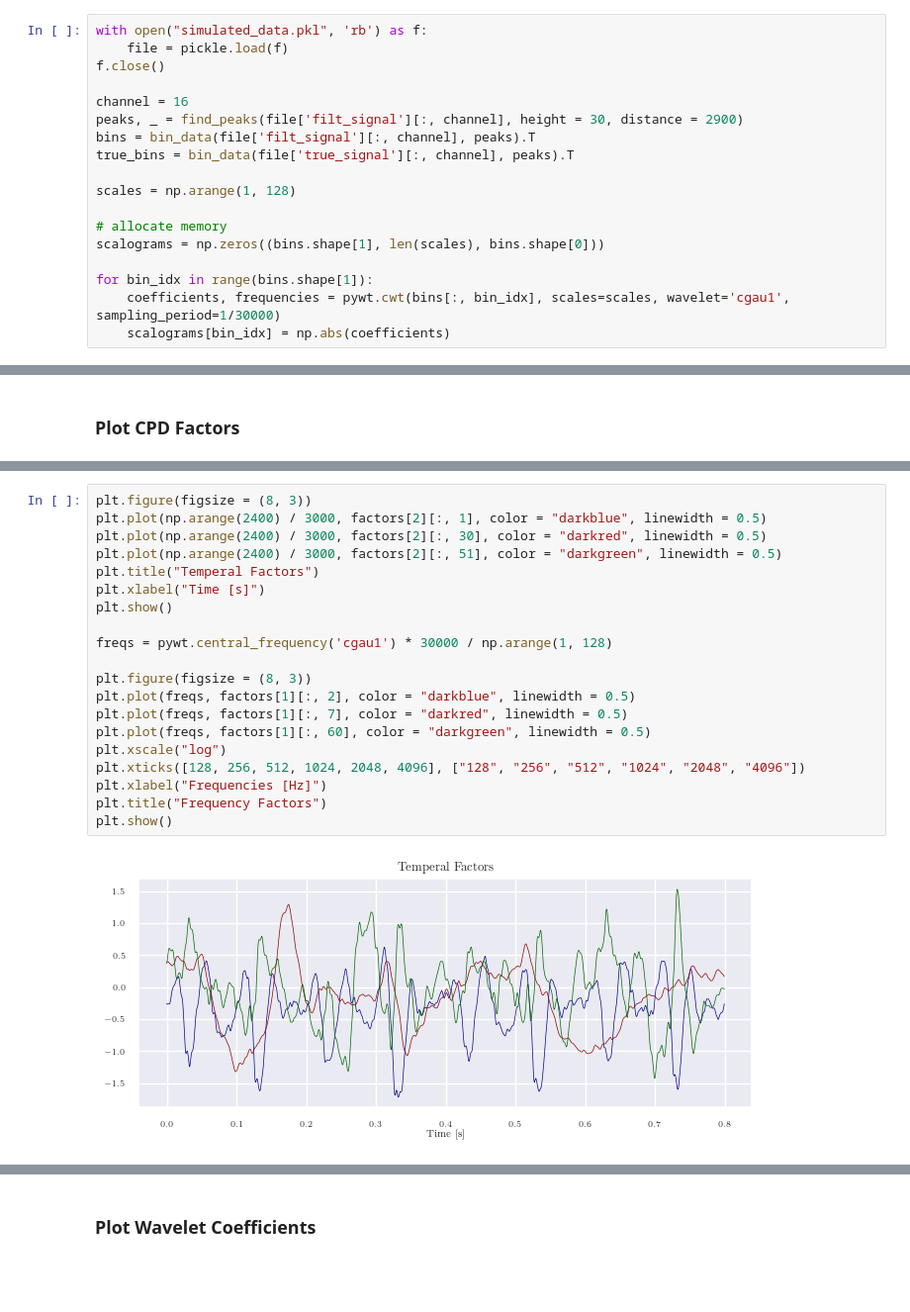
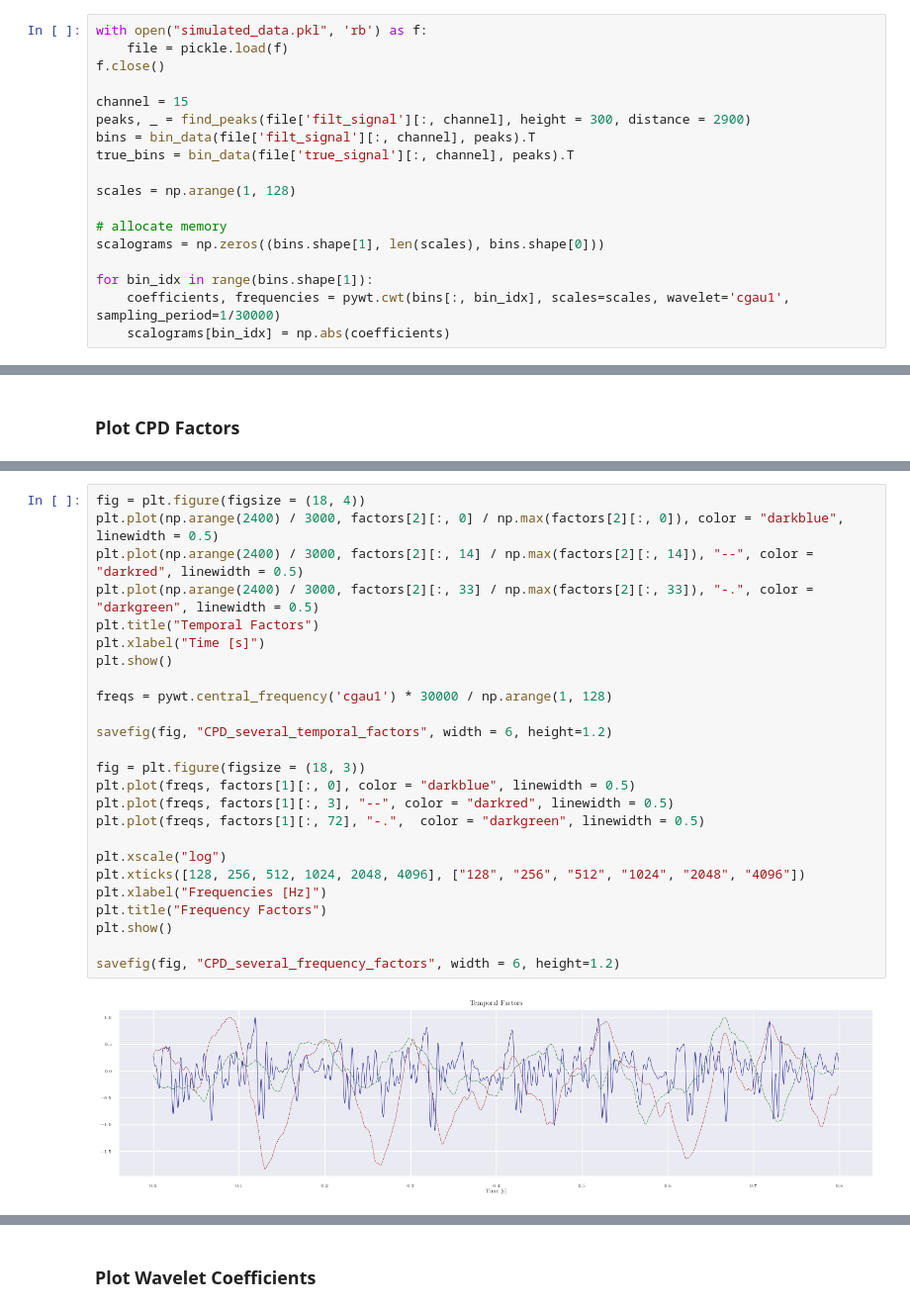
Before and after one commit to TheresaDF/NeuronSpikeEye, a Jupyter notebook: src/visualizations/CPD.ipynb, the cells around one changed output, grey strips where cells are left out. Shown at 99% size. Saved outputs shown, nothing was run; the diff lists cells and outputs as text; blank space fills up the shorter version.

```diff
--- a/src/visualizations/CPD.ipynb
+++ b/src/visualizations/CPD.ipynb
@@ -43,8 +45,8 @@ with open("simulated_data.pkl", 'rb') as f:
     file = pickle.load(f)
 f.close()
 
-channel = 16
-peaks, _ = find_peaks(file['filt_signal'][:, channel], height = 30, distance = 2900)
+channel = 15
+peaks, _ = find_peaks(file['filt_signal'][:, channel], height = 300, distance = 2900)
 bins = bin_data(file['filt_signal'][:, channel], peaks).T
 true_bins = bin_data(file['true_signal'][:, channel], peaks).T
 
@@ -82,22 +84,27 @@ savefig(fig, "CPD_temporal_factor", width = 5, height=1.5)
 # %%
-plt.figure(figsize = (8, 3))
-plt.plot(np.arange(2400) / 3000, factors[2][:, 1], color = "darkblue", linewidth = 0.5)
-plt.plot(np.arange(2400) / 3000, factors[2][:, 30], color = "darkred", linewidth = 0.5)
-plt.plot(np.arange(2400) / 3000, factors[2][:, 51], color = "darkgreen", linewidth = 0.5)
-plt.title("Temperal Factors")
+fig = plt.figure(figsize = (18, 4))
+plt.plot(np.arange(2400) / 3000, factors[2][:, 0] / np.max(factors[2][:, 0]), color = "darkblue", linewidth = 0.5)
+plt.plot(np.arange(2400) / 3000, factors[2][:, 14] / np.max(factors[2][:, 14]), "--", color = "darkred", linewidth = 0.5)
+plt.plot(np.arange(2400) / 3000, factors[2][:, 33] / np.max(factors[2][:, 33]), "-.", color = "darkgreen", linewidth = 0.5)
+plt.title("Temporal Factors")
 plt.xlabel("Time [s]")
 plt.show()
 
 freqs = pywt.central_frequency('cgau1') * 30000 / np.arange(1, 128)
 
-plt.figure(figsize = (8, 3))
-plt.plot(freqs, factors[1][:, 2], color = "darkblue", linewidth = 0.5)
-plt.plot(freqs, factors[1][:, 7], color = "darkred", linewidth = 0.5)
-plt.plot(freqs, factors[1][:, 60], color = "darkgreen", linewidth = 0.5)
+savefig(fig, "CPD_several_temporal_factors", width = 6, height=1.2)
+
+fig = plt.figure(figsize = (18, 3))
+plt.plot(freqs, factors[1][:, 0], color = "darkblue", linewidth = 0.5)
+plt.plot(freqs, factors[1][:, 3], "--", color = "darkred", linewidth = 0.5)
+plt.plot(freqs, factors[1][:, 72], "-.",  color = "darkgreen", linewidth = 0.5)
+
 plt.xscale("log")
 plt.xticks([128, 256, 512, 1024, 2048, 4096], ["128", "256", "512", "1024", "2048", "4096"])
 plt.xlabel("Frequencies [Hz]")
 plt.title("Frequency Factors")
 plt.show()
+
+savefig(fig, "CPD_several_frequency_factors", width = 6, height=1.2)
 # %% [output]
-[figure, old version]
+[figure, new version]
```
Also changed, not shown: parts of 4 cells of this notebook, 6 other files.
